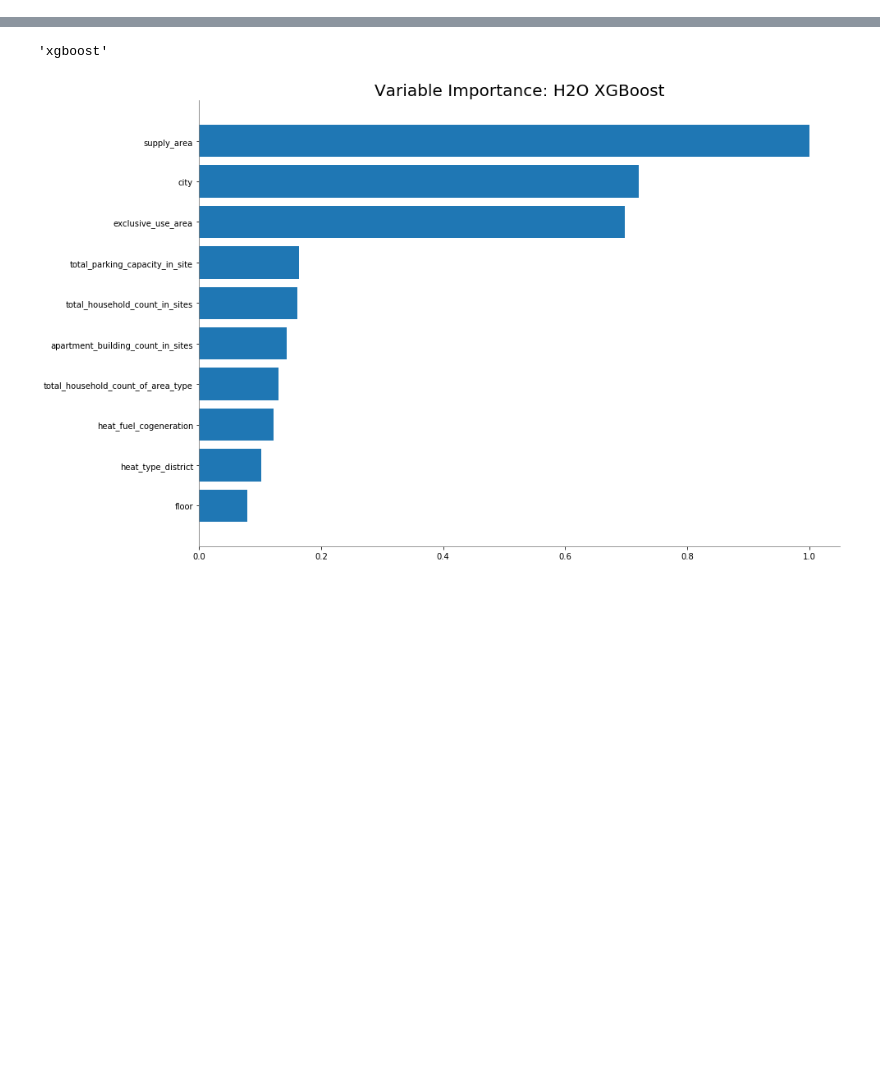
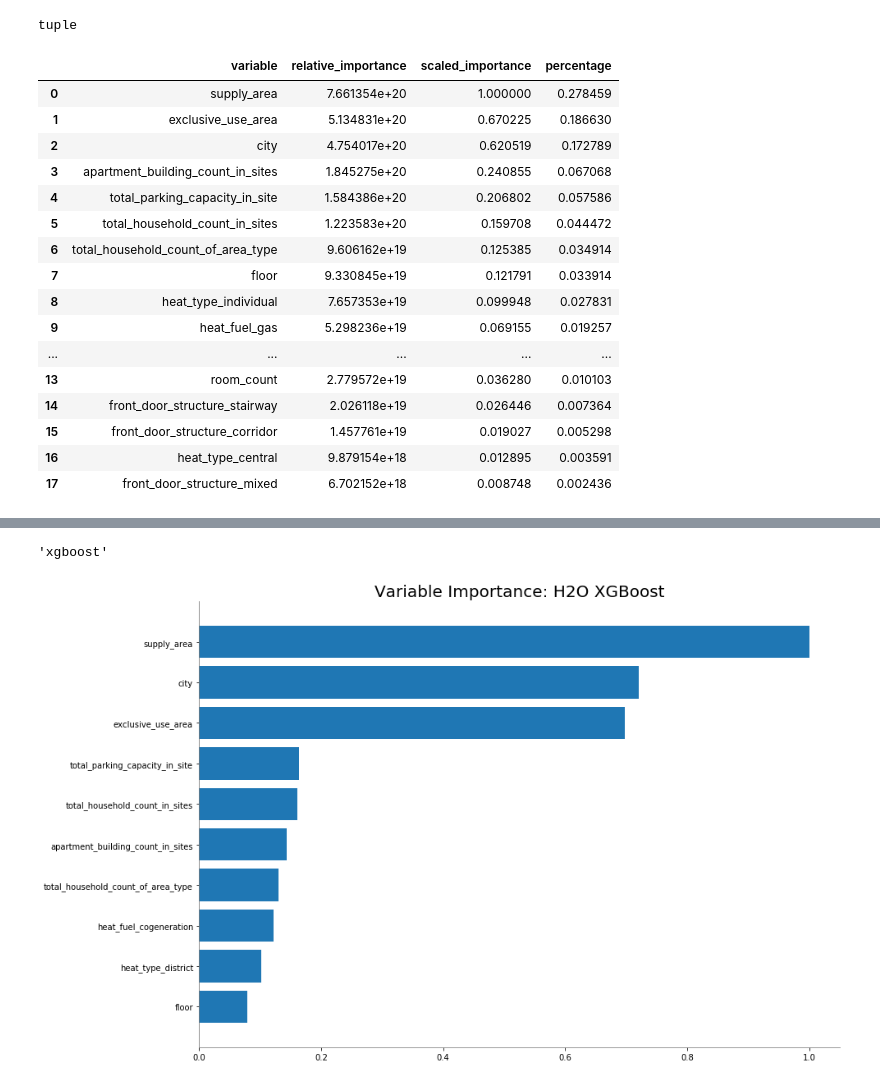
Before and after one commit to INFO6105-Spring19/hyperparameter-db-project-ds07, a Jupyter notebook: H2O.ipynb, the cells around one changed output, grey strips where cells are left out. Saved outputs shown, nothing was run; the diff lists cells and outputs as text; code cells hidden in the pictures; blank space fills up the shorter version.

```diff
--- a/H2O.ipynb
+++ b/H2O.ipynb
@@ -159,0 +140,5 @@ print(aml.leaderboard)
+# %%
+def get_BestModel(board_csv):
+    id = board_csv['model_id'][0]
+    best_model = h2o.get_model(id)
+    return best_model
@@ -159,0 +293,25 @@ print(aml.leaderboard)
+# %%
+type(fg[0])
+# %% [output]
+tuple
+# %%
+dfObj = pd.DataFrame(fg, columns = ['variable', 'relative_importance', 'scaled_importance','percentage'])
+dfObj
+# %% [output]
+|  | variable | relative_importance | scaled_importance | percentage |
+| 0 | supply_area | 7.661354e+20 | 1.000000 | 0.278459 |
+| 1 | exclusive_use_area | 5.134831e+20 | 0.670225 | 0.186630 |
+| 2 | city | 4.754017e+20 | 0.620519 | 0.172789 |
+| 3 | apartment_building_count_in_sites | 1.845275e+20 | 0.240855 | 0.067068 |
+| 4 | total_parking_capacity_in_site | 1.584386e+20 | 0.206802 | 0.057586 |
+| 5 | total_household_count_in_sites | 1.223583e+20 | 0.159708 | 0.044472 |
+| 6 | total_household_count_of_area_type | 9.606162e+19 | 0.125385 | 0.034914 |
+| 7 | floor | 9.330845e+19 | 0.121791 | 0.033914 |
+| 8 | heat_type_individual | 7.657353e+19 | 0.099948 | 0.027831 |
+| 9 | heat_fuel_gas | 5.298236e+19 | 0.069155 | 0.019257 |
+| ... | ... | ... | ... | ... |
+| 13 | room_count | 2.779572e+19 | 0.036280 | 0.010103 |
+| 14 | front_door_structure_stairway | 2.026118e+19 | 0.026446 | 0.007364 |
+| 15 | front_door_structure_corridor | 1.457761e+19 | 0.019027 | 0.005298 |
+| 16 | heat_type_central | 9.879154e+18 | 0.012895 | 0.003591 |
+| 17 | front_door_structure_mixed | 6.702152e+18 | 0.008748 | 0.002436 |
```
Also changed, not shown: parts of 40 cells of this notebook, 7 other files.
